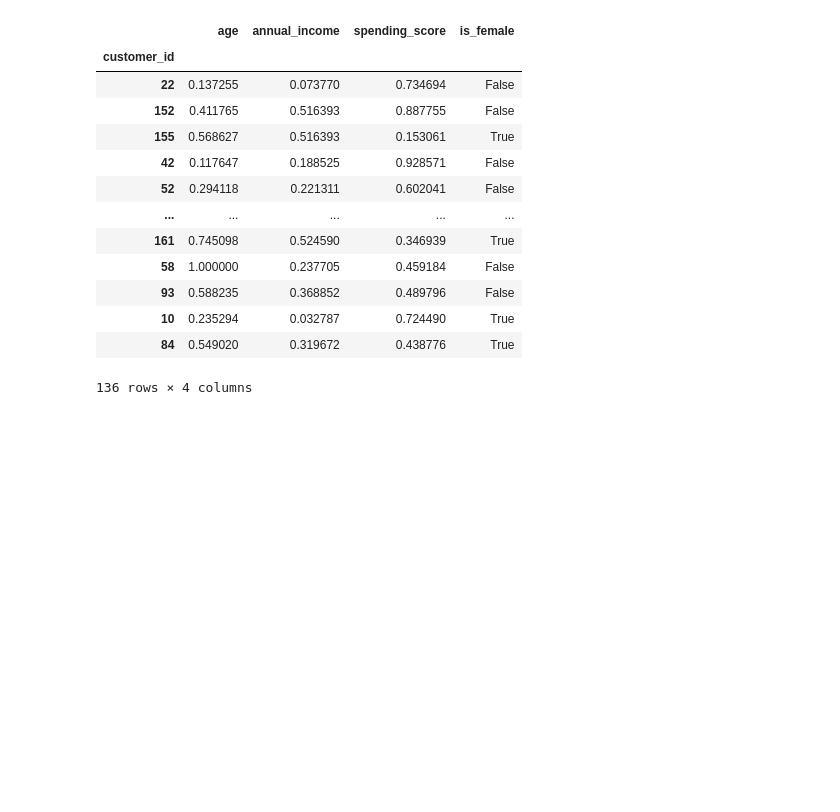
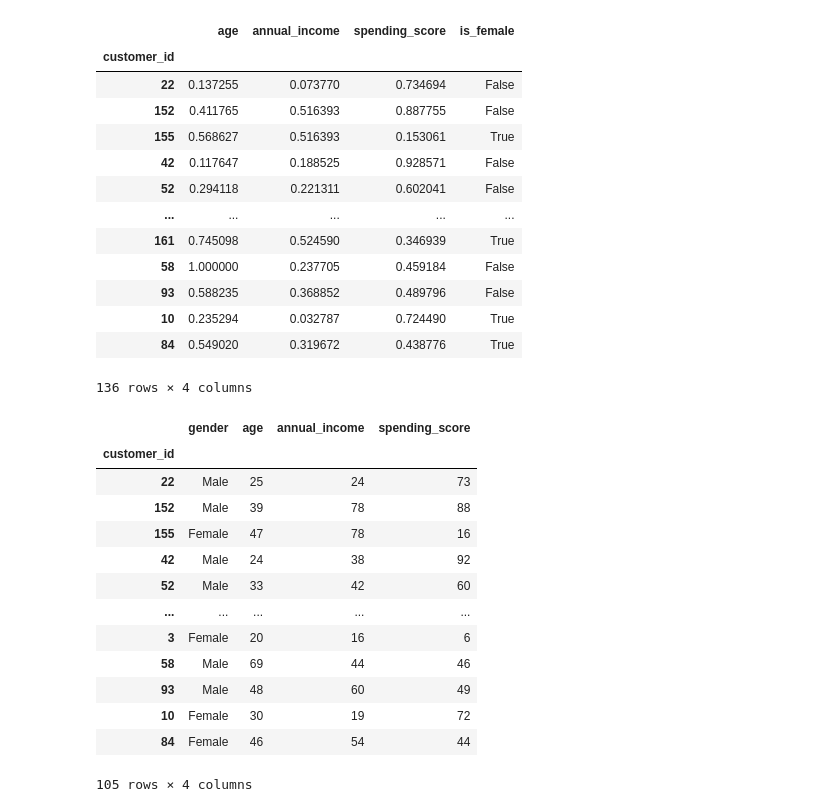
Before and after one commit to CodeupClassroom/jemison-clustering-exercises, a Jupyter notebook: wrangle_exercises.ipynb, the cells around one changed output. Saved outputs shown, nothing was run; the diff lists cells and outputs as text; code cells hidden in the pictures; blank space fills up the shorter version.

```diff
--- a/wrangle_exercises.ipynb
+++ b/wrangle_exercises.ipynb
@@ -281,3 +281,34 @@ Test: 30 rows, 4 cols
 | 10 | 0.235294 | 0.032787 | 0.724490 | True |
 | 84 | 0.549020 | 0.319672 | 0.438776 | True |
 136 rows × 4 columns
+# %%
+bounds_dict = {}
+
+for col in df.dtypes[df.dtypes != 'object'].index:
+    q1 = df[col].quantile(0.25)
+    q3 = df[col].quantile(0.75)
+    iqr = q3 - q1
+    upper_bound =  q3 + k * iqr
+    lower_bound =  q1 - k * iqr
+
+    bounds_dict[col]['upper_bound'] = upper_bound
+    bounds_dict[col]['lower_bound'] = lower_bound
+
+df = df[(df[col] < upper_bound) & (df[col] > lower_bound)]
+# %%
+df
+# %% [output]
+|  | gender | age | annual_income | spending_score |
+| customer_id |  |  |  |  |
+| 22 | Male | 25 | 24 | 73 |
+| 152 | Male | 39 | 78 | 88 |
+| 155 | Female | 47 | 78 | 16 |
+| 42 | Male | 24 | 38 | 92 |
+| 52 | Male | 33 | 42 | 60 |
+| ... | ... | ... | ... | ... |
+| 3 | Female | 20 | 16 | 6 |
+| 58 | Male | 69 | 44 | 46 |
+| 93 | Male | 48 | 60 | 49 |
+| 10 | Female | 30 | 19 | 72 |
+| 84 | Female | 46 | 54 | 44 |
+105 rows × 4 columns
```
Also changed, not shown: 1 other file.
